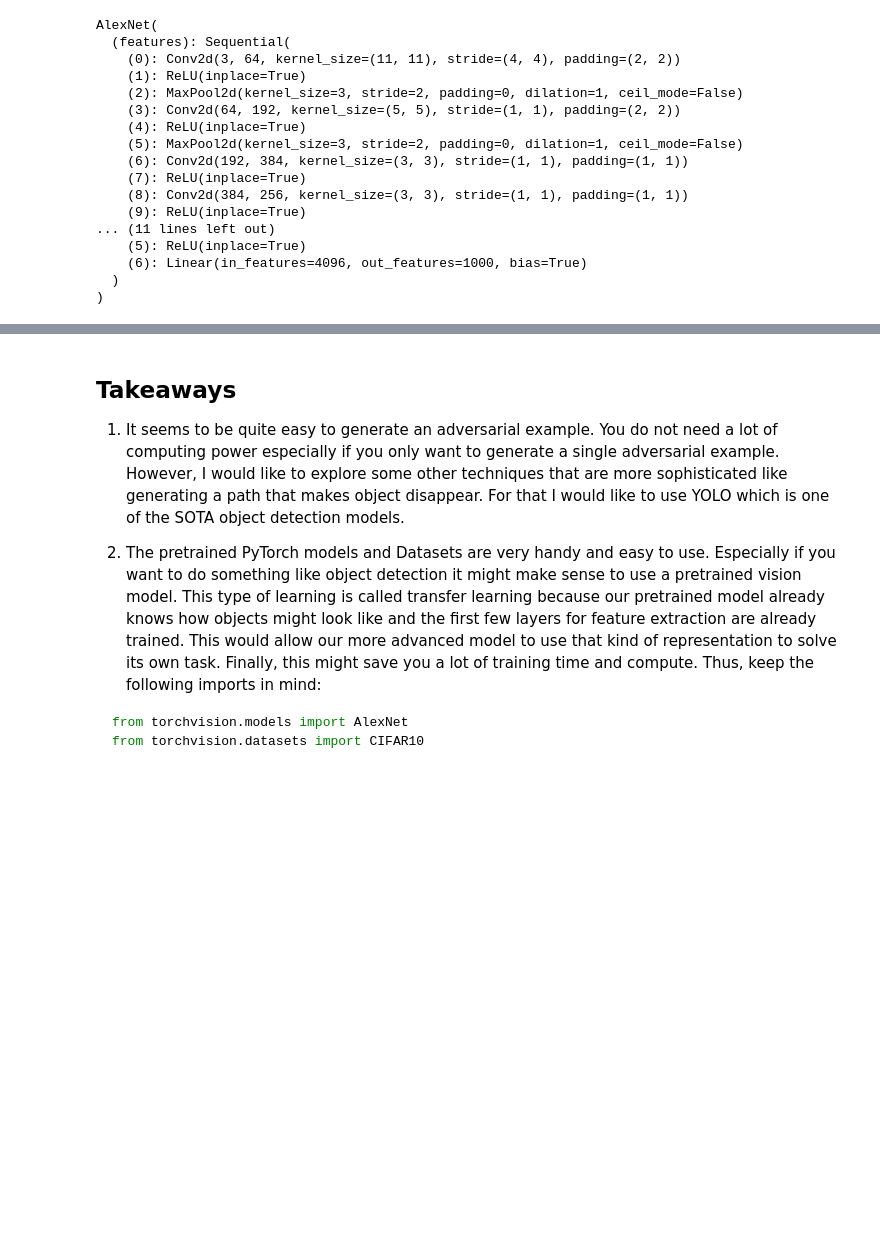
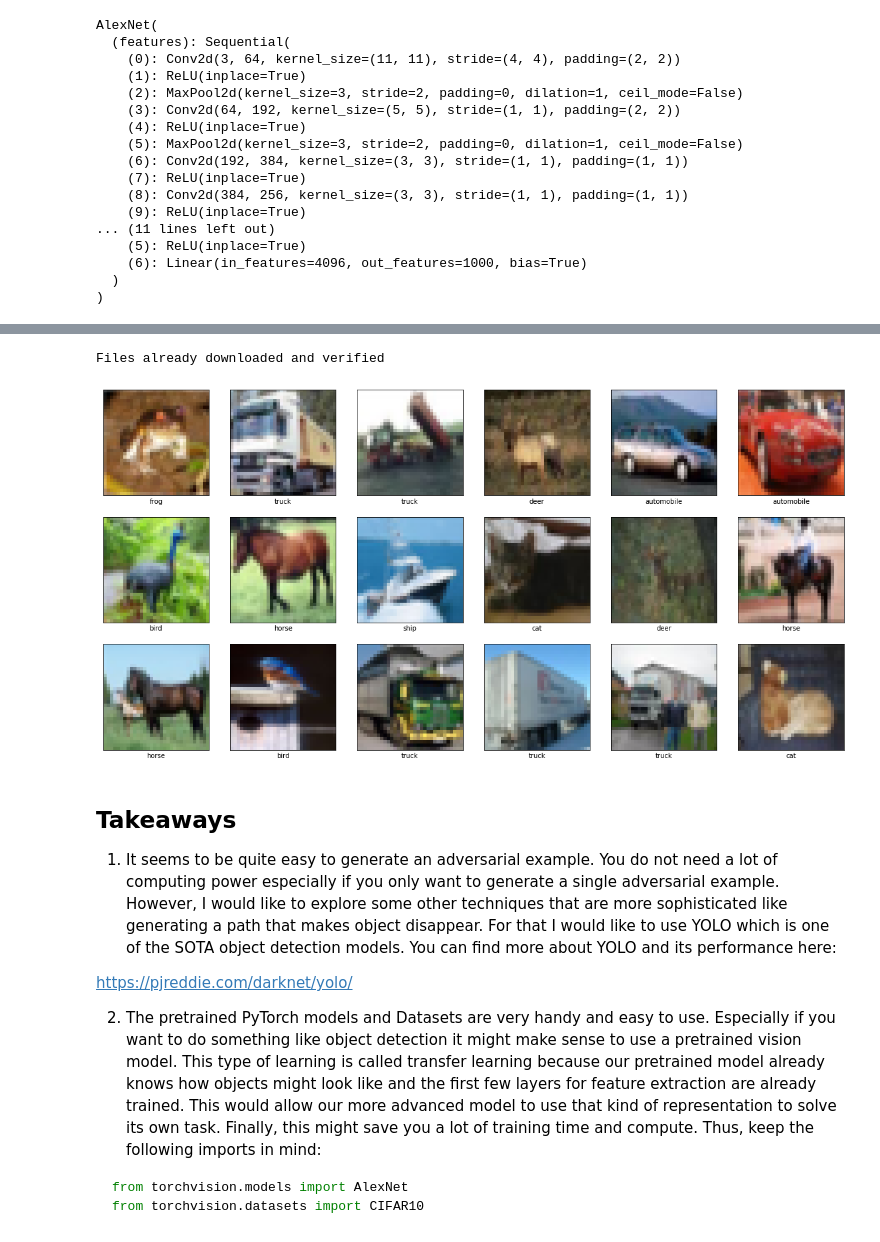
Before and after one commit to Lukas-Justen/Machine-Learning-Tutorials, a Jupyter notebook: 04_Adversarial/Exploration.ipynb, the cells around one changed output, grey strips where cells are left out. Saved outputs shown, nothing was run; the diff lists cells and outputs as text; code cells hidden in the pictures; blank space fills up the shorter version.

Commit message:
Show images and labels

```diff
--- a/04_Adversarial/Exploration.ipynb
+++ b/04_Adversarial/Exploration.ipynb
@@ -60,7 +58,27 @@ Extracting ./data/cifar-10-python.tar.gz to ./data/
+# %%
+cifar10_data = CIFAR10(root="./data/" ,download=True)
+
+label_names = ["airplane","automobile","bird","cat","deer","dog","frog","horse","ship","truck"]
+plt.figure(figsize=(20,10))
+for i in range(18):
+    image, label = cifar10_data[i]
+    plt.subplot(3,6,i+1)
+    plt.xticks([])
+    plt.yticks([])
+    plt.imshow(image)
+    plt.xlabel(label_names[label])
+plt.show()
+# %% [output]
+Files already downloaded and verified
+[figure, added]
 # %% [markdown]
 ## Takeaways
 
-1. It seems to be quite easy to generate an adversarial example. You do not need a lot of computing power especially if you only want to generate a single adversarial example. However, I would like to explore some other techniques that are more sophisticated like generating a path that makes object disappear. For that I would like to use YOLO which is one of the SOTA object detection models.
+1. It seems to be quite easy to generate an adversarial example. You do not need a lot of computing power especially if you only want to generate a single adversarial example. However, I would like to explore some other techniques that are more sophisticated like generating a path that makes object disappear. For that I would like to use YOLO which is one of the SOTA object detection models. You can find more about YOLO and its performance here:
+
+  https://pjreddie.com/darknet/yolo/
+
+
 
 2. The pretrained PyTorch models and Datasets are very handy and easy to use. Especially if you want to do something like object detection it might make sense to use a pretrained vision model. This type of learning is called transfer learning because our pretrained model already knows how objects might look like and the first few layers for feature extraction are already trained. This would allow our more advanced model to use that kind of representation to solve its own task. Finally, this might save you a lot of training time and compute. Thus, keep the following imports in mind:
 
```
Also changed, not shown: parts of 5 cells of this notebook.
